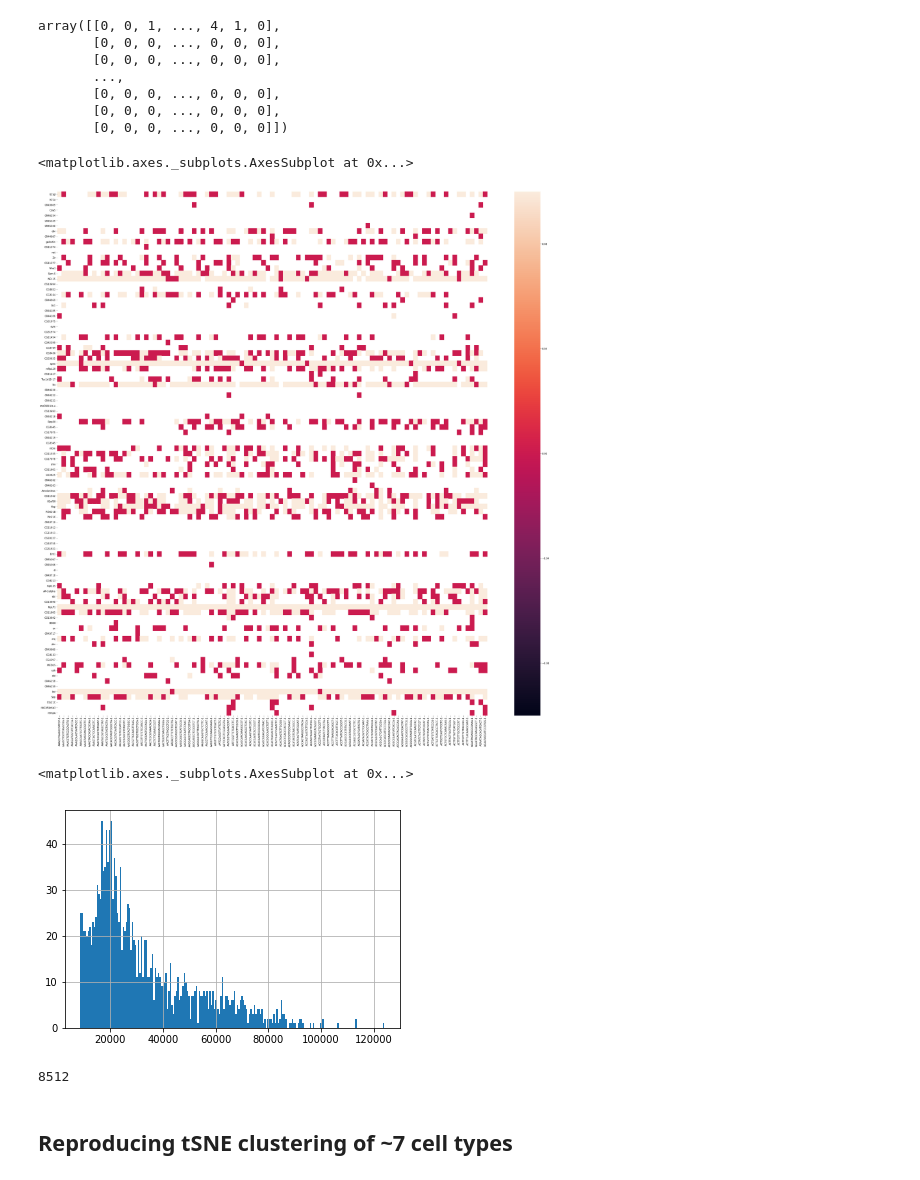
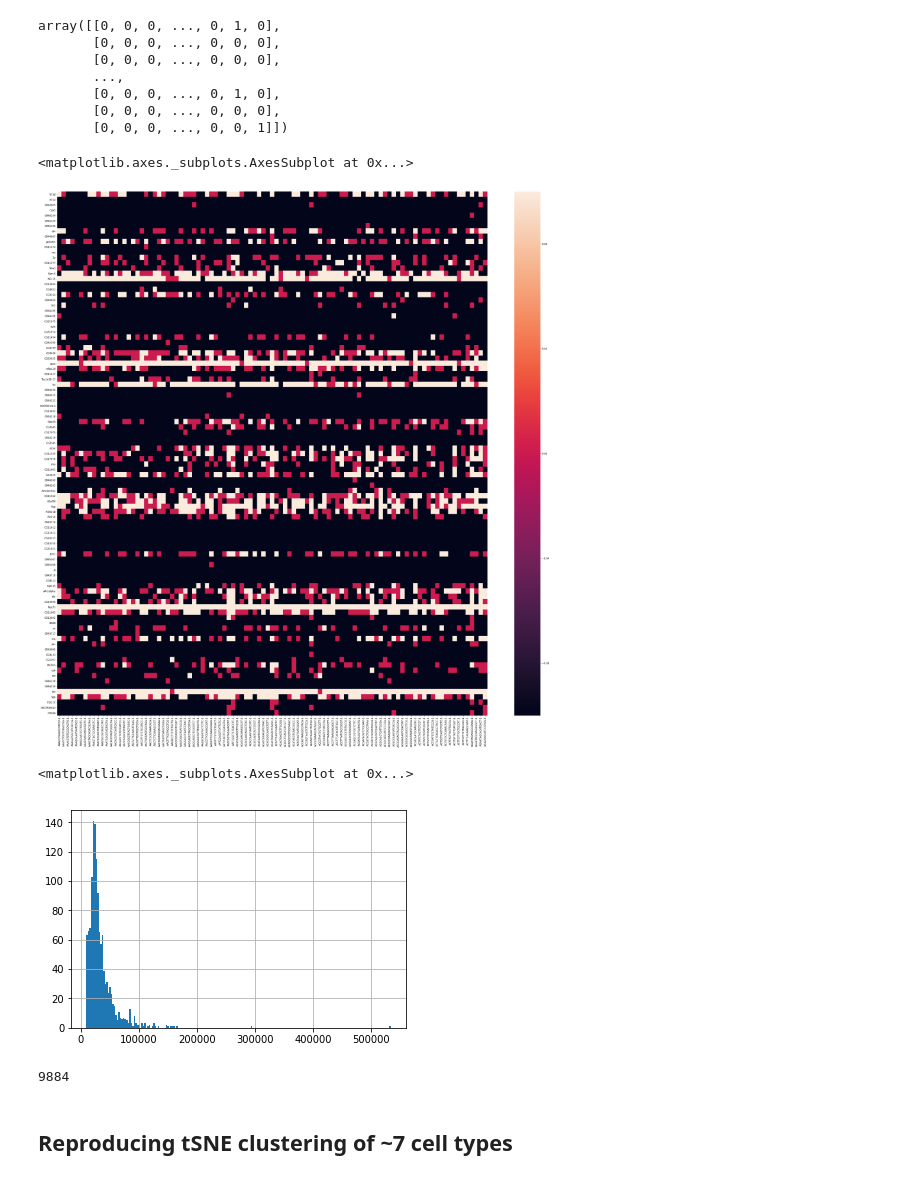
Before and after one commit to vickyleinc/Drosophila_inferelator, a Jupyter notebook: Create TSV from Matrix.ipynb, the cells around one changed output. Saved outputs shown, nothing was run; the diff lists cells and outputs as text; code cells hidden in the pictures.

```diff
--- a/Create TSV from Matrix.ipynb
+++ b/Create TSV from Matrix.ipynb
@@ -8,13 +8,13 @@ import seaborn as sns
 import numpy as np
 import pandas as pd
 # %%
-folder_to_name = {'precocious': 'hsbam',
-                  'wt1': 'wtF',
-                  'wt2': 'wtJ',
+folder_to_name = {'bam_overexpression': 'hsbam',
+                  'wtF': 'wtF',
+                  'wtJ': 'wtJ',
                   '96h': '96h',
-                  'nogerm_overexpression': 'tj_dpp',
-                  'nogerm_mutant': 'bam',
-                  'noovary': 'osk'
+                  'dpp_overexpression': 'tj_dpp',
+                  'bam_mutants': 'bam',
+                  'osk_nogerm': 'osk'
                  }
 matrices_dir = "/Users/vickyle/Dropbox/Drosophila_Inferelator_Project (1)"
 data_frames = {}
@@ -40,16 +40,16 @@ for folder in folder_to_name:
 # %%
 arr[1:100, 1:100]
 # %% [output]
-array([[0, 0, 1, ..., 4, 1, 0],
+array([[0, 0, 0, ..., 0, 1, 0],
        [0, 0, 0, ..., 0, 0, 0],
        [0, 0, 0, ..., 0, 0, 0],
        ...,
+       [0, 0, 0, ..., 0, 1, 0],
        [0, 0, 0, ..., 0, 0, 0],
-       [0, 0, 0, ..., 0, 0, 0],
-       [0, 0, 0, ..., 0, 0, 0]])
+       [0, 0, 0, ..., 0, 0, 1]])
 # %%
 plt.figure(figsize=(40, 40))
-sns.heatmap(np.log(data_frames['wt1'].iloc[1:100, 1:100]))
+sns.heatmap(np.log(data_frames['wtF'].iloc[1:100, 1:100]))
 # %% [output]
 <matplotlib.axes._subplots.AxesSubplot at 0x...>
-[figure, old version]
+[figure, new version]
@@ -61,12 +61,12 @@ df_wt1.index = gene_names
 # %%
-df_wt1.sum(axis=0).hist(bins=200)
+df.sum(axis=0).hist(bins=200)
 # %% [output]
 <matplotlib.axes._subplots.AxesSubplot at 0x...>
-[figure, old version]
+[figure, new version]
 # %%
-df_wt1.sum(axis=0).min()
+df.sum(axis=0).min()
 # %% [output]
-8512
+9884
 # %% [markdown]
 ## Reproducing tSNE clustering of ~7 cell types
 # %% [markdown]
```
Also changed, not shown: parts of 9 cells of this notebook.
